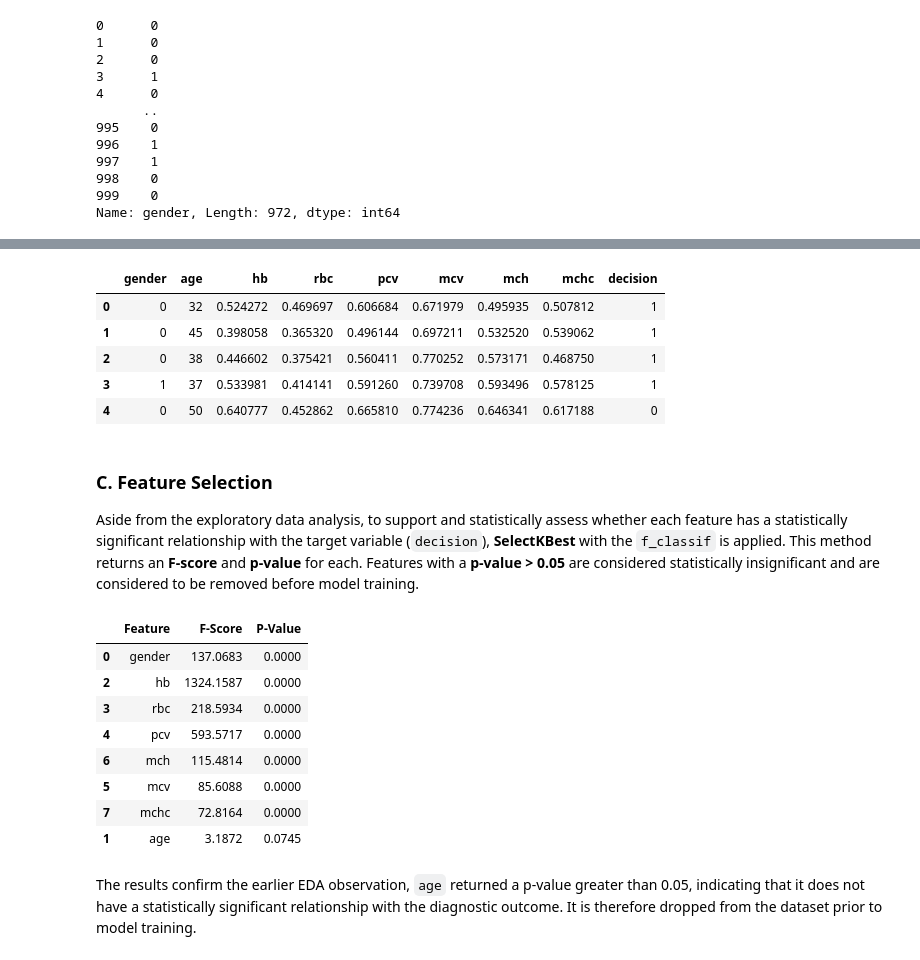
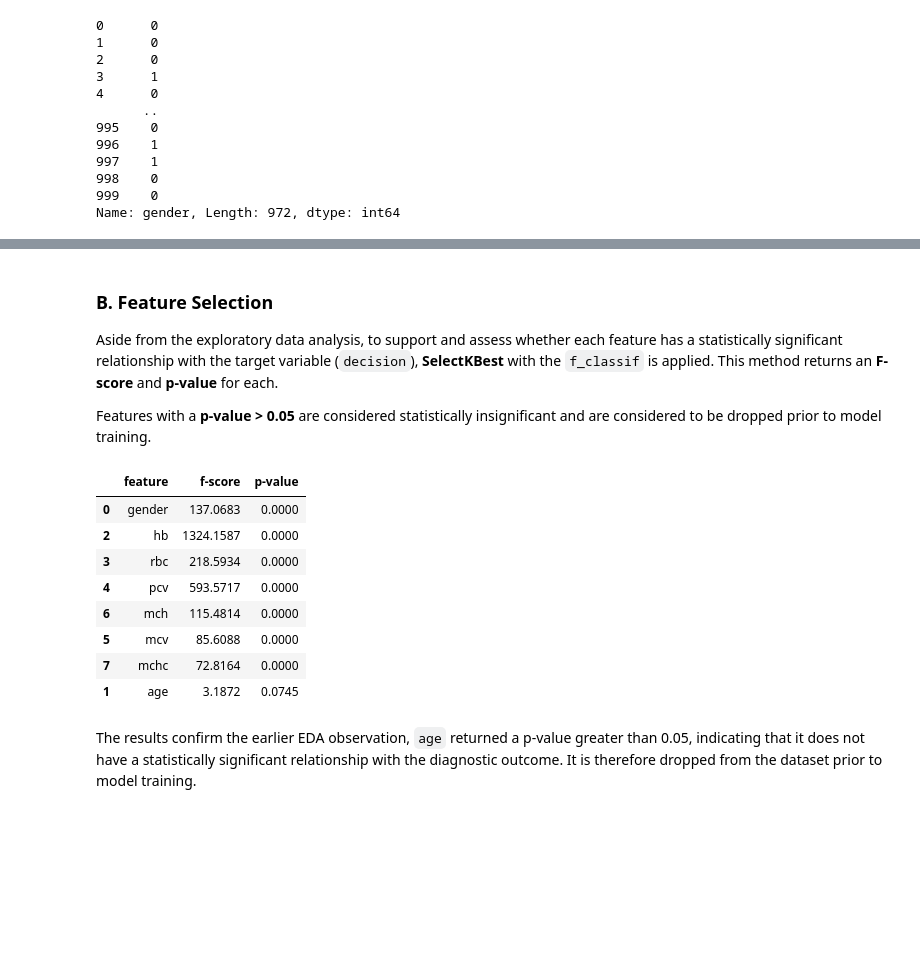
Before and after one commit to ntole24/stintsy_4CS, a Jupyter notebook: mco.ipynb, the cells around one changed output, grey strips where cells are left out. Saved outputs shown, nothing was run; the diff lists cells and outputs as text; code cells hidden in the pictures; blank space fills up the shorter version.

```diff
--- a/mco.ipynb
+++ b/mco.ipynb
@@ -513,40 +513,27 @@ Since the hematological features have different units and scales, normalization
-# %%
-scaler = sklearn.preprocessing.MinMaxScaler()
-
-features_to_scale = ['hb', 'rbc', 'pcv', 'mcv', 'mch', 'mchc']
-
-anemia_df[features_to_scale] = scaler.fit_transform(anemia_df[features_to_scale])
-
-anemia_df.head()
-# %% [output]
-|  | gender | age | hb | rbc | pcv | mcv | mch | mchc | decision |
-| 0 | 0 | 32 | 0.524272 | 0.469697 | 0.606684 | 0.671979 | 0.495935 | 0.507812 | 1 |
-| 1 | 0 | 45 | 0.398058 | 0.365320 | 0.496144 | 0.697211 | 0.532520 | 0.539062 | 1 |
-| 2 | 0 | 38 | 0.446602 | 0.375421 | 0.560411 | 0.770252 | 0.573171 | 0.468750 | 1 |
-| 3 | 1 | 37 | 0.533981 | 0.414141 | 0.591260 | 0.739708 | 0.593496 | 0.578125 | 1 |
-| 4 | 0 | 50 | 0.640777 | 0.452862 | 0.665810 | 0.774236 | 0.646341 | 0.617188 | 0 |
 # %% [markdown]
-### C. Feature Selection
+### B. Feature Selection
 
-Aside from the exploratory data analysis, to support and statistically assess whether each feature has a statistically significant relationship with the target variable (`decision`), **SelectKBest** with the `f_classif` is applied. This method returns an **F-score** and **p-value** for each. Features with a **p-value > 0.05** are considered statistically insignificant and are considered to be removed before model training.
+Aside from the exploratory data analysis, to support and assess whether each feature has a statistically significant relationship with the target variable (`decision`), **SelectKBest** with the `f_classif` is applied. This method returns an **F-score** and **p-value** for each.
+
+Features with a **p-value > 0.05** are considered statistically insignificant and are considered to be dropped prior to model training.
 # %%
 from sklearn.feature_selection import SelectKBest, f_classif
 
 X = anemia_df.drop(columns='decision')
 y = anemia_df['decision']
 
 selector = SelectKBest(score_func=f_classif, k='all')
 selector.fit(X, y)
 
 feature_scores = pd.DataFrame({
-    'Feature': X.columns,
-    'F-Score': selector.scores_.round(4),
-    'P-Value': selector.pvalues_.round(4)
-}).sort_values('P-Value')
+    'feature': X.columns,
+    'f-score': selector.scores_.round(4),
+    'p-value': selector.pvalues_.round(4)
+}).sort_values('p-value')
 
 feature_scores
 # %% [output]
-|  | Feature | F-Score | P-Value |
+|  | feature | f-score | p-value |
 | 0 | gender | 137.0683 | 0.0000 |
 | 2 | hb | 1324.1587 | 0.0000 |
 | 3 | rbc | 218.5934 | 0.0000 |
```
Also changed, not shown: parts of 22 cells of this notebook.
